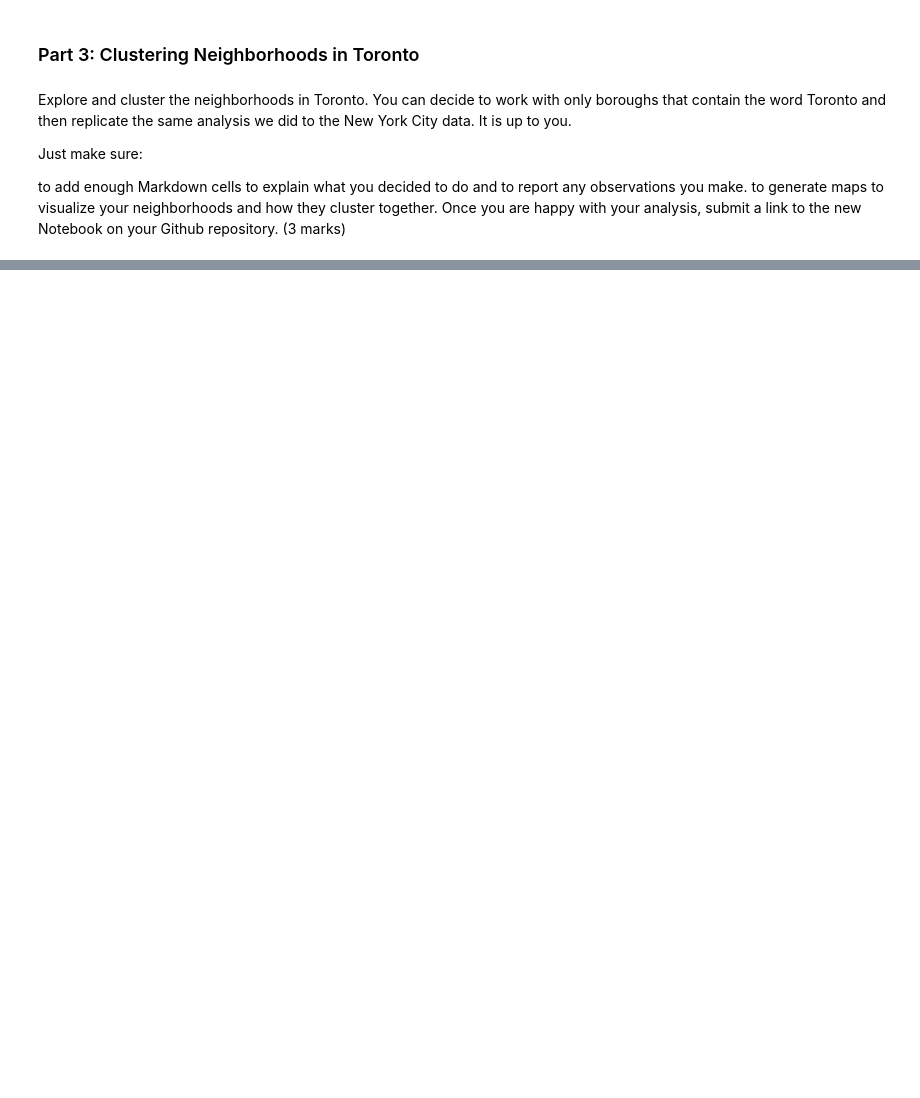
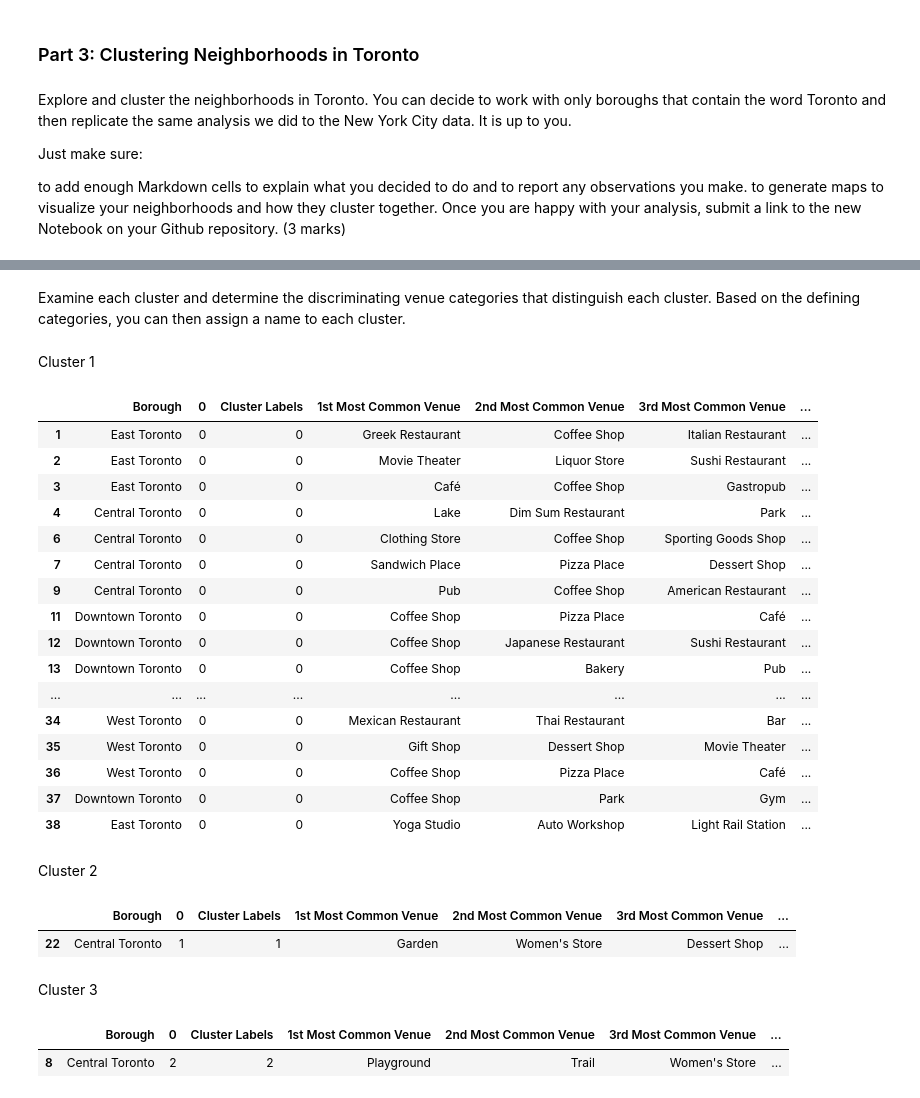
Before and after one commit to priscillachan/Coursera_Capstone, a Jupyter notebook: Segmenting & Clustering TO Neighborhoods.ipynb, the cells around one changed output, grey strips where cells are left out. Cells and saved outputs as stored; diff of their text form; code cells hidden in the pictures; blank space fills up the shorter version.

```diff
--- a/Segmenting & Clustering TO Neighborhoods.ipynb
+++ b/Segmenting & Clustering TO Neighborhoods.ipynb
@@ -169,0 +539,21 @@ Once you are happy with your analysis, submit a link to the new Notebook on your
+# %%
+num_top_venues = 10
+
+indicators = ['st', 'nd', 'rd']
+
+# create columns according to number of top venues
+columns = ['Neighborhood']
+for ind in np.arange(num_top_venues):
+    try:
+        columns.append('{}{} Most Common Venue'.format(ind+1, indicators[ind]))
+    except:
+        columns.append('{}th Most Common Venue'.format(ind+1))
+
+# create a new dataframe
+neighborhoods_venues_sorted = pd.DataFrame(columns=columns)
+neighborhoods_venues_sorted['Neighborhood'] = toronto_grouped['Neighborhood']
+
+for ind in np.arange(toronto_grouped.shape[0]):
+    neighborhoods_venues_sorted.iloc[ind, 1:] = return_most_common_venues(toronto_grouped.iloc[ind, :], num_top_venues)
+
+neighborhoods_venues_sorted.head()
@@ -169,0 +569,11 @@ Once you are happy with your analysis, submit a link to the new Notebook on your
+# %%
+# set number of clusters
+kclusters = 5
+
+toronto_grouped_clustering = toronto_grouped.drop('Neighborhood', 1)
+
+# run k-means clustering
+kmeans = KMeans(n_clusters=kclusters, random_state=0).fit(manhattan_grouped_clustering)
+
+# check cluster labels generated for each row in the dataframe
+kmeans.labels_[0:10]
@@ -169,0 +584,10 @@ Once you are happy with your analysis, submit a link to the new Notebook on your
+# %%
+# add clustering labels
+neighborhoods_venues_sorted.insert(0,0, kmeans.labels_)
+
+toronto_merged = dfm
+
+# merge toronto_grouped with toronto_data to add latitude/longitude for each neighborhood
+toronto_merged = toronto_merged.join(neighborhoods_venues_sorted.set_index('Neighborhood'), on='Neighborhood')
+
+toronto_merged.head() # check the last columns!
@@ -169,0 +629,38 @@ Once you are happy with your analysis, submit a link to the new Notebook on your
+# %% [markdown]
+Examine each cluster and determine the discriminating venue categories that distinguish each cluster. Based on the defining categories, you can then assign a name to each cluster.
+# %% [markdown]
+Cluster 1
+# %%
+toronto_merged.loc[toronto_merged['Cluster Labels'] == 0, toronto_merged.columns[[1] + list(range(5, toronto_merged.shape[1]))]]
+# %% [output]
+|  | Borough | 0 | Cluster Labels | 1st Most Common Venue | 2nd Most Common Venue | 3rd Most Common Venue | ... |
+| 1 | East Toronto | 0 | 0 | Greek Restaurant | Coffee Shop | Italian Restaurant | ... |
+| 2 | East Toronto | 0 | 0 | Movie Theater | Liquor Store | Sushi Restaurant | ... |
+| 3 | East Toronto | 0 | 0 | Café | Coffee Shop | Gastropub | ... |
+| 4 | Central Toronto | 0 | 0 | Lake | Dim Sum Restaurant | Park | ... |
+| 6 | Central Toronto | 0 | 0 | Clothing Store | Coffee Shop | Sporting Goods Shop | ... |
+| 7 | Central Toronto | 0 | 0 | Sandwich Place | Pizza Place | Dessert Shop | ... |
+| 9 | Central Toronto | 0 | 0 | Pub | Coffee Shop | American Restaurant | ... |
+| 11 | Downtown Toronto | 0 | 0 | Coffee Shop | Pizza Place | Café | ... |
+| 12 | Downtown Toronto | 0 | 0 | Coffee Shop | Japanese Restaurant | Sushi Restaurant | ... |
+| 13 | Downtown Toronto | 0 | 0 | Coffee Shop | Bakery | Pub | ... |
+| ... | ... | ... | ... | ... | ... | ... | ... |
+| 34 | West Toronto | 0 | 0 | Mexican Restaurant | Thai Restaurant | Bar | ... |
+| 35 | West Toronto | 0 | 0 | Gift Shop | Dessert Shop | Movie Theater | ... |
+| 36 | West Toronto | 0 | 0 | Coffee Shop | Pizza Place | Café | ... |
+| 37 | Downtown Toronto | 0 | 0 | Coffee Shop | Park | Gym | ... |
+| 38 | East Toronto | 0 | 0 | Yoga Studio | Auto Workshop | Light Rail Station | ... |
+# %% [markdown]
+Cluster 2
+# %%
+toronto_merged.loc[toronto_merged['Cluster Labels'] == 1, toronto_merged.columns[[1] + list(range(5, toronto_merged.shape[1]))]]
+# %% [output]
+|  | Borough | 0 | Cluster Labels | 1st Most Common Venue | 2nd Most Common Venue | 3rd Most Common Venue | ... |
+| 22 | Central Toronto | 1 | 1 | Garden | Women's Store | Dessert Shop | ... |
+# %% [markdown]
+Cluster 3
+# %%
+toronto_merged.loc[toronto_merged['Cluster Labels'] == 2, toronto_merged.columns[[1] + list(range(5, toronto_merged.shape[1]))]]
+# %% [output]
+|  | Borough | 0 | Cluster Labels | 1st Most Common Venue | 2nd Most Common Venue | 3rd Most Common Venue | ... |
+| 8 | Central Toronto | 2 | 2 | Playground | Trail | Women's Store | ... |
```
Also changed, not shown: parts of 54 cells of this notebook.
